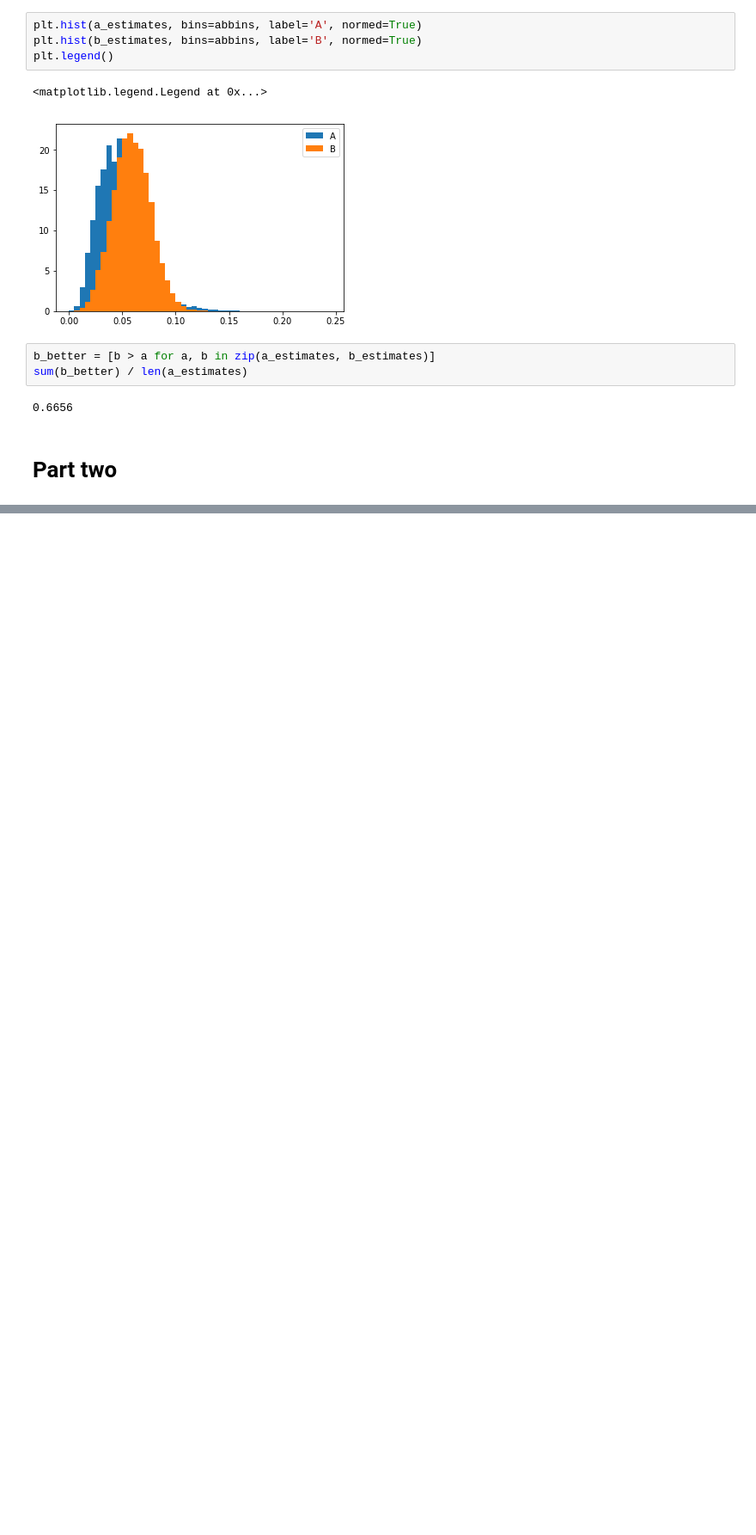
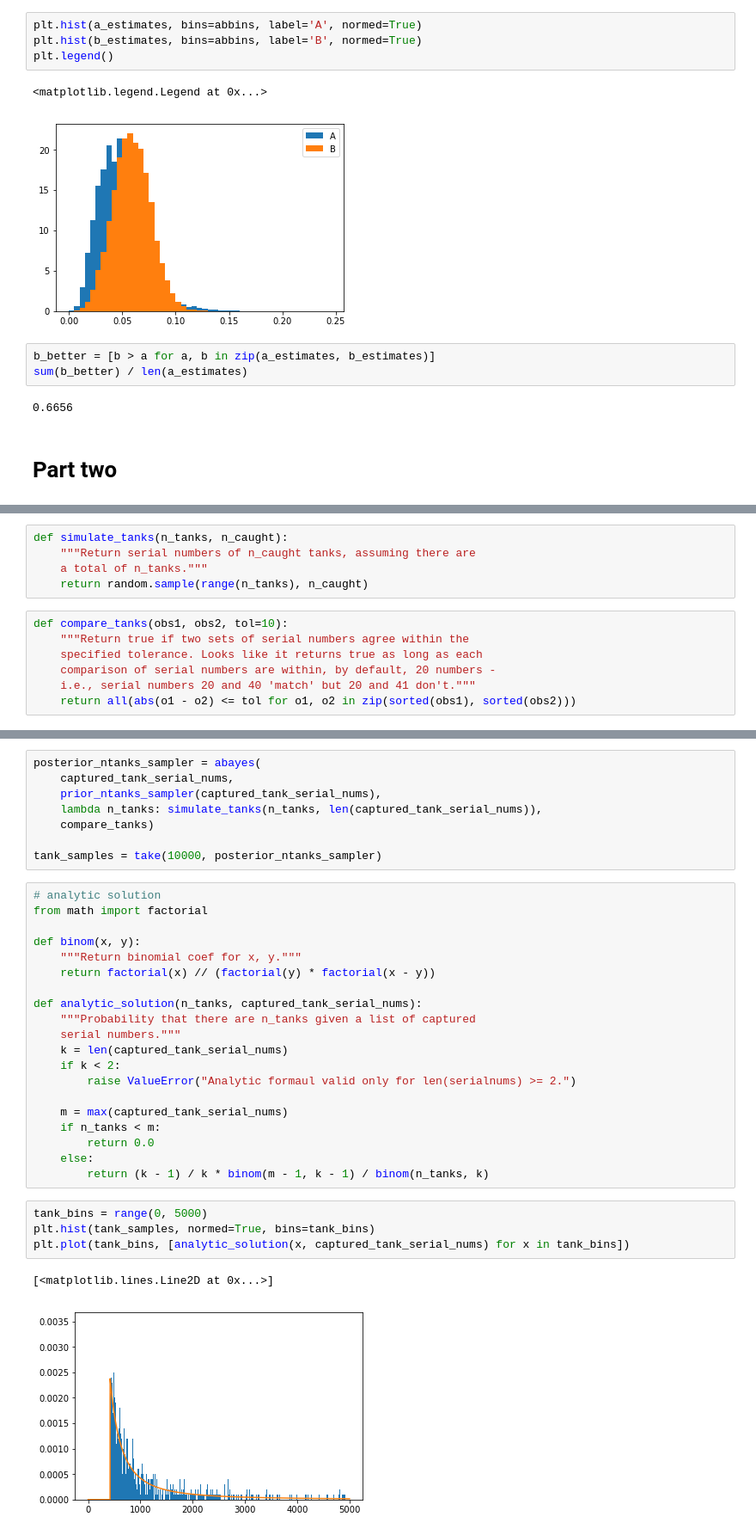
Before and after one commit to aenfield/random, a Jupyter notebook: ProbabilisticProgrammingFromScratch.ipynb, the cells around one changed output, grey strips where cells are left out. Shown at 86% size. Saved outputs shown, nothing was run; the diff lists cells and outputs as text; blank space fills up the shorter version.

Commit message:
Added German tank problem with both home-built approx Bayes computation code and pymc3.

```diff
--- a/ProbabilisticProgrammingFromScratch.ipynb
+++ b/ProbabilisticProgrammingFromScratch.ipynb
@@ -99,0 +127,12 @@ sum(b_better) / len(a_estimates)
+# %%
+def simulate_tanks(n_tanks, n_caught):
+    """Return serial numbers of n_caught tanks, assuming there are
+    a total of n_tanks."""
+    return random.sample(range(n_tanks), n_caught)
+# %%
+def compare_tanks(obs1, obs2, tol=10):
+    """Return true if two sets of serial numbers agree within the
+    specified tolerance. Looks like it returns true as long as each
+    comparison of serial numbers are within, by default, 20 numbers -
+    i.e., serial numbers 20 and 40 'match' but 20 and 41 don't."""
+    return all(abs(o1 - o2) <= tol for o1, o2 in zip(sorted(obs1), sorted(obs2)))
@@ -99,0 +146,35 @@ sum(b_better) / len(a_estimates)
+# %%
+posterior_ntanks_sampler = abayes(
+    captured_tank_serial_nums,
+    prior_ntanks_sampler(captured_tank_serial_nums),
+    lambda n_tanks: simulate_tanks(n_tanks, len(captured_tank_serial_nums)),
+    compare_tanks)
+
+tank_samples = take(10000, posterior_ntanks_sampler)
+# %%
+# analytic solution
+from math import factorial
+
+def binom(x, y):
+    """Return binomial coef for x, y."""
+    return factorial(x) // (factorial(y) * factorial(x - y))
+
+def analytic_solution(n_tanks, captured_tank_serial_nums):
+    """Probability that there are n_tanks given a list of captured
+    serial numbers."""
+    k = len(captured_tank_serial_nums)
+    if k < 2:
+        raise ValueError("Analytic formaul valid only for len(serialnums) >= 2.")
+
+    m = max(captured_tank_serial_nums)
+    if n_tanks < m:
+        return 0.0
+    else:
+        return (k - 1) / k * binom(m - 1, k - 1) / binom(n_tanks, k)
+# %%
+tank_bins = range(0, 5000)
+plt.hist(tank_samples, normed=True, bins=tank_bins)
+plt.plot(tank_bins, [analytic_solution(x, captured_tank_serial_nums) for x in tank_bins])
+# %% [output]
+[<matplotlib.lines.Line2D at 0x...>]
+[figure, added]
```
Also changed, not shown: parts of 12 cells of this notebook.
